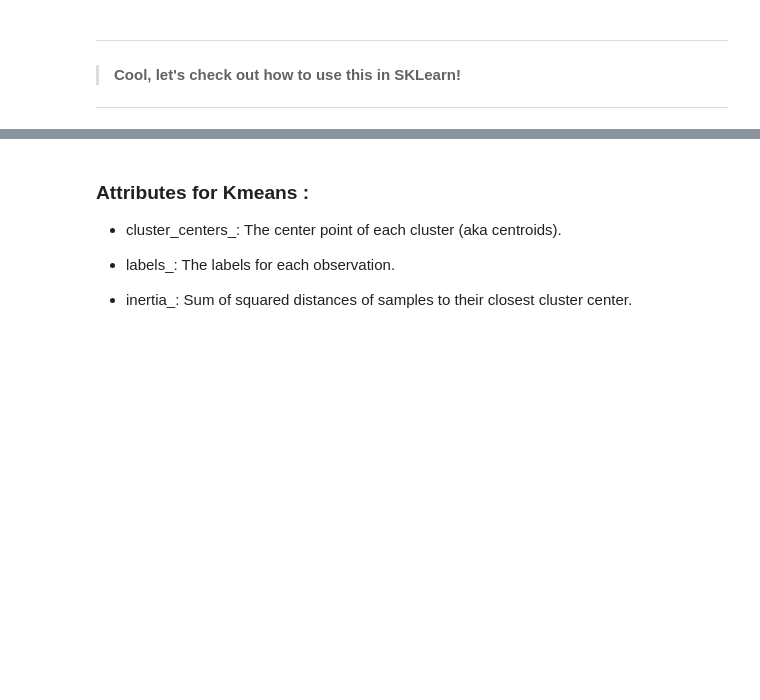
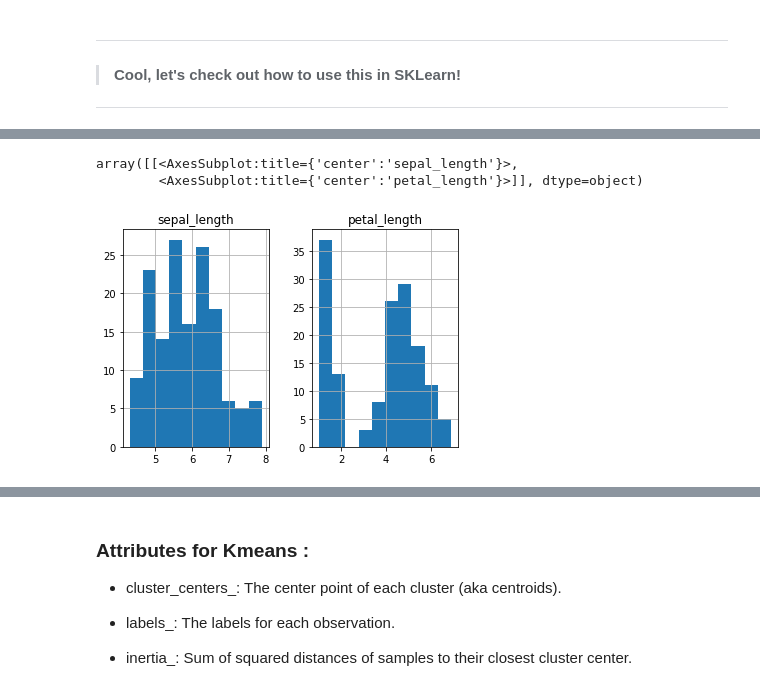
Before and after one commit to jamesallen0351/clustering-exercises, a Jupyter notebook: modeling.ipynb, the cells around one changed output, grey strips where cells are left out. Saved outputs shown, nothing was run; the diff lists cells and outputs as text; code cells hidden in the pictures; blank space fills up the shorter version.

```diff
--- a/modeling.ipynb
+++ b/modeling.ipynb
@@ -76,10 +83,14 @@ iris.columns = ['sepal_length', 'sepal_width', 'petal_length', 'petal_width',
 # %%
 # define independent variables for k-means
 
-X = ####
+X = iris[['sepal_length', 'petal_length']]
 # %%
 # look at distribution of sepal length and petal_length
 
-# ####
+X.hist()
+# %% [output]
+array([[<AxesSubplot:title={'center':'sepal_length'}>,
+        <AxesSubplot:title={'center':'petal_length'}>]], dtype=object)
+[figure, added]
 # %%
 # Scale the X
```
Also changed, not shown: parts of 24 cells of this notebook.
